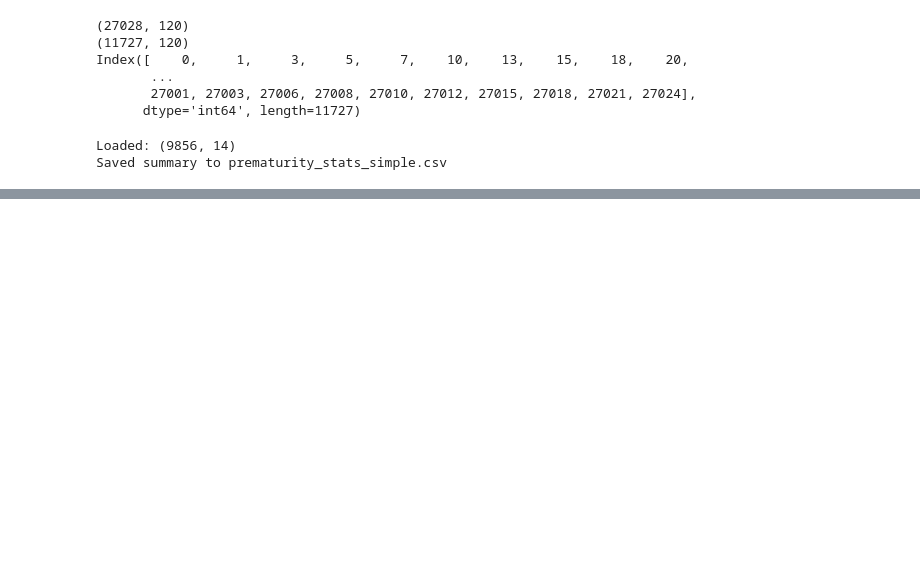
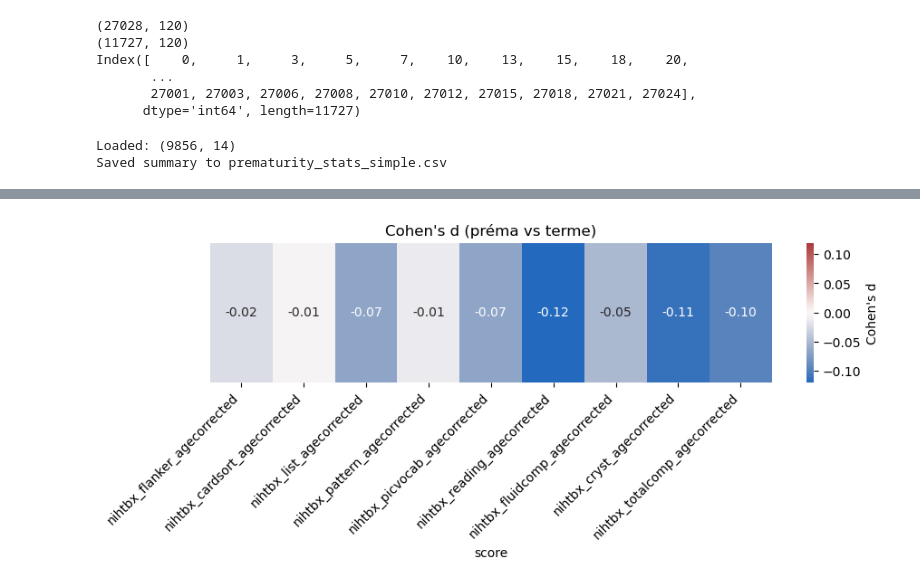
Before and after one commit to neurospin-projects/2025_rmenasria_prematurity, a Jupyter notebook: notebooks/racim/cognition_premas.ipynb, the cells around one changed output, grey strips where cells are left out. Drawn from its saved outputs; the diff is of its cells as text; code cells hidden in the pictures; blank space fills up the shorter version.

```diff
--- a/notebooks/racim/cognition_premas.ipynb
+++ b/notebooks/racim/cognition_premas.ipynb
@@ -167,0 +268,15 @@ Saved summary to prematurity_stats_simple.csv
+# %%
+d_series = df[d_cohen_col]
+d_df = d_series.to_frame().T  # 1 ligne
+
+plt.figure(figsize=(10,2))
+v = np.nanmax(np.abs(d_df.values))
+sns.heatmap(d_df, annot=True, fmt=".2f", cmap="vlag", center=0, vmin=-v, vmax=v,
+            cbar_kws={'label': "Cohen's d"})
+plt.title("Cohen's d (préma vs terme)")
+plt.xticks(rotation=45, ha='right')
+plt.yticks([])  # cacher l'axe y si une seule ligne
+plt.tight_layout()
+plt.show()
+# %% [output]
+[figure, added]
```
Also changed, not shown: parts of 5 cells of this notebook, 8 other files.
